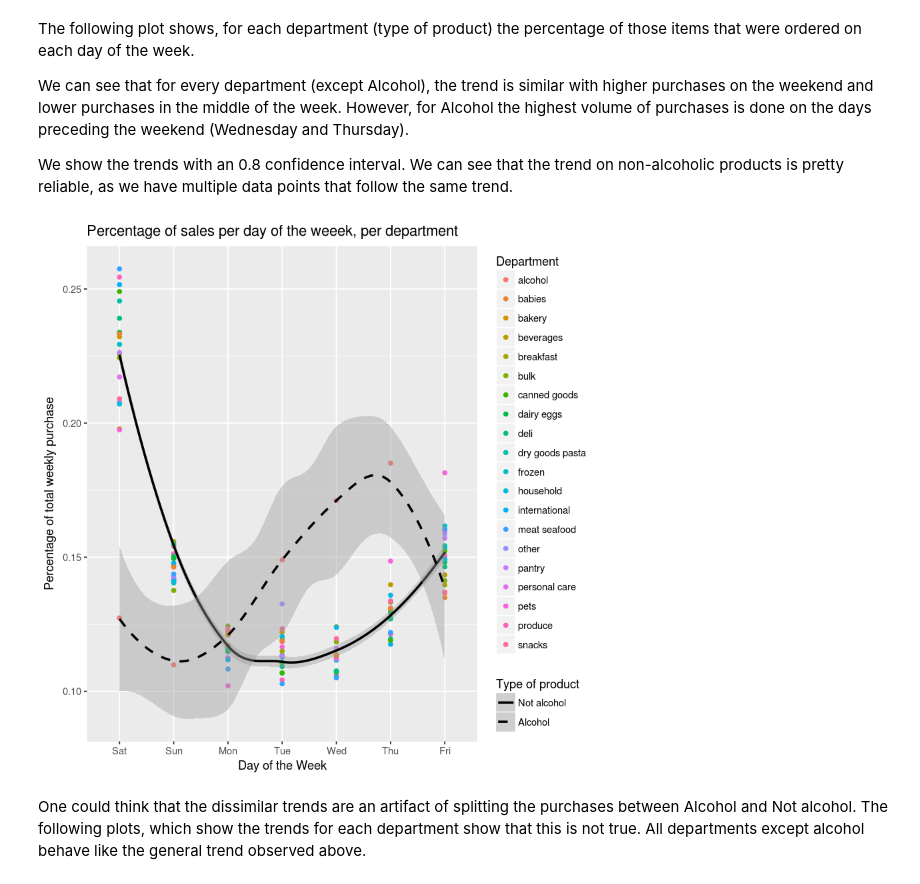
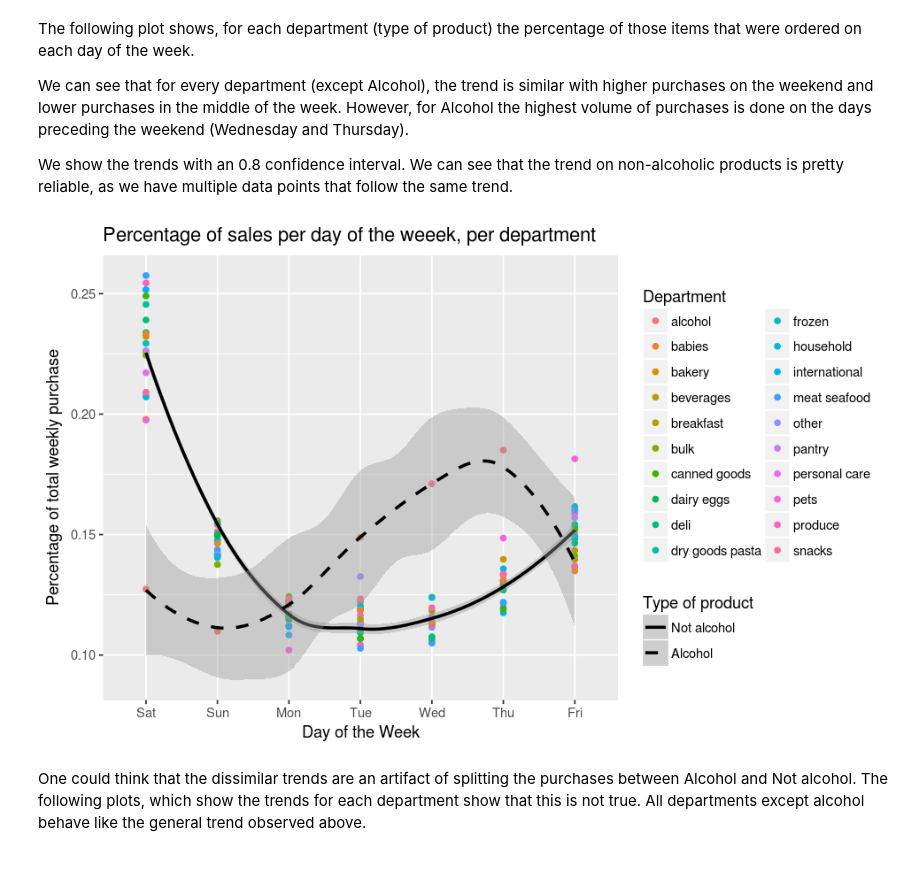
Before and after one commit to fabikw/DataAnalysis, a Jupyter notebook: Data Analysis Instacart.ipynb, the cells around one changed output. Drawn from its saved outputs; the diff is of its cells as text; code cells hidden in the pictures.

Commit message:
Changed size of plots.

```diff
--- a/Data Analysis Instacart.ipynb
+++ b/Data Analysis Instacart.ipynb
@@ -59,26 +50,28 @@ We can see that for every department (except Alcohol), the trend is similar with
 
 We show the trends with an 0.8 confidence interval. We can see that the trend on non-alcoholic products is pretty reliable, as we have multiple data points that follow the same trend.
 # %%
+options(repr.plot.width=8, repr.plot.height=5)
 ggplot(orders_by_dow %>% filter(department_id != 21) ,
        aes(
            y = qty/qty_tot,
            )) +
 geom_point(aes(color = department,x = order_dow %>% factor(levels = c(0,1,2,3,4,5,6),
                                     labels = c("Sat", "Sun", "Mon", "Tue", "Wed", "Thu", "Fri"), ordered=TRUE),
               group = factor(department == "alcohol",
                                   levels = c(FALSE,TRUE),
                                   labels=c("Not alcohol", "Alcohol")))) +
 geom_smooth(method = "loess", aes(x = order_dow+1,
                 linetype = factor(department == "alcohol",
                                   levels = c(FALSE,TRUE),
                                   labels=c("Not alcohol", "Alcohol"))),
             col = "black",
             level = 0.8) +
 labs(x = "Day of the Week", y = "Percentage of total weekly purchase", colour = "Department") +
 ggtitle("Percentage of sales per day of the weeek, per department") +
-scale_linetype_manual(name = "Type of product",values = c("solid","dashed"))
+scale_linetype_manual(name = "Type of product",values = c("solid","dashed"))+
+guides(color = guide_legend(ncol=2))
 # %% [output]
-[figure, old version]
+[figure, new version]
 # %% [markdown]
 One could think that the dissimilar trends are an artifact of splitting the purchases between Alcohol and Not alcohol. The following plots, which show the trends for each department show that this is not true. All departments except alcohol behave like the general trend observed above.
 # %%
```
Also changed, not shown: parts of 3 cells of this notebook.
